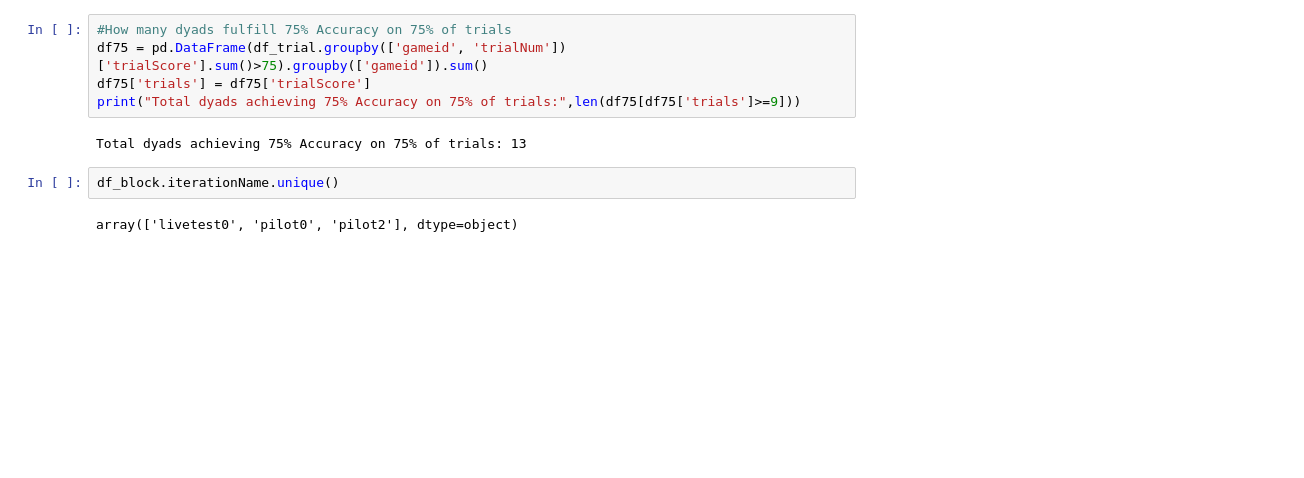
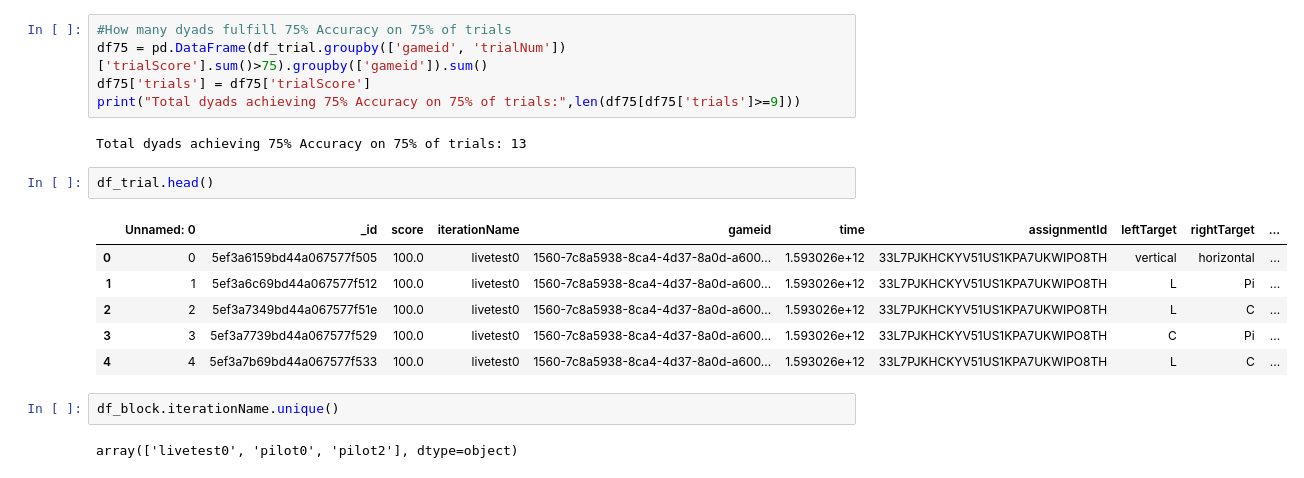
Before and after one commit to cogtoolslab/compositional-abstractions, a Jupyter notebook: analysis/compabs_analysis_lean.ipynb, the cells around one changed output. Saved outputs shown, nothing was run; the diff lists cells and outputs as text; blank space fills up the shorter version.

```diff
--- a/analysis/compabs_analysis_lean.ipynb
+++ b/analysis/compabs_analysis_lean.ipynb
@@ -273,6 +278,15 @@ df75['trials'] = df75['trialScore']
 print("Total dyads achieving 75% Accuracy on 75% of trials:",len(df75[df75['trials']>=9]))
 # %% [output]
 Total dyads achieving 75% Accuracy on 75% of trials: 13
+# %%
+df_trial.head()
+# %% [output]
+|  | Unnamed: 0 | _id | score | iterationName | gameid | time | assignmentId | leftTarget | rightTarget | ... |
+| 0 | 0 | 5ef3a6159bd44a067577f505 | 100.0 | livetest0 | 1560-7c8a5938-8ca4-4d37-8a0d-a600... | 1.593026e+12 | 33L7PJKHCKYV51US1KPA7UKWIPO8TH | vertical | horizontal | ... |
+| 1 | 1 | 5ef3a6c69bd44a067577f512 | 100.0 | livetest0 | 1560-7c8a5938-8ca4-4d37-8a0d-a600... | 1.593026e+12 | 33L7PJKHCKYV51US1KPA7UKWIPO8TH | L | Pi | ... |
+| 2 | 2 | 5ef3a7349bd44a067577f51e | 100.0 | livetest0 | 1560-7c8a5938-8ca4-4d37-8a0d-a600... | 1.593026e+12 | 33L7PJKHCKYV51US1KPA7UKWIPO8TH | L | C | ... |
+| 3 | 3 | 5ef3a7739bd44a067577f529 | 100.0 | livetest0 | 1560-7c8a5938-8ca4-4d37-8a0d-a600... | 1.593026e+12 | 33L7PJKHCKYV51US1KPA7UKWIPO8TH | C | Pi | ... |
+| 4 | 4 | 5ef3a7b69bd44a067577f533 | 100.0 | livetest0 | 1560-7c8a5938-8ca4-4d37-8a0d-a600... | 1.593026e+12 | 33L7PJKHCKYV51US1KPA7UKWIPO8TH | L | C | ... |
 # %%
 df_block.iterationName.unique()
 # %% [output]
```
Also changed, not shown: parts of 2 cells of this notebook, 1 other file.
